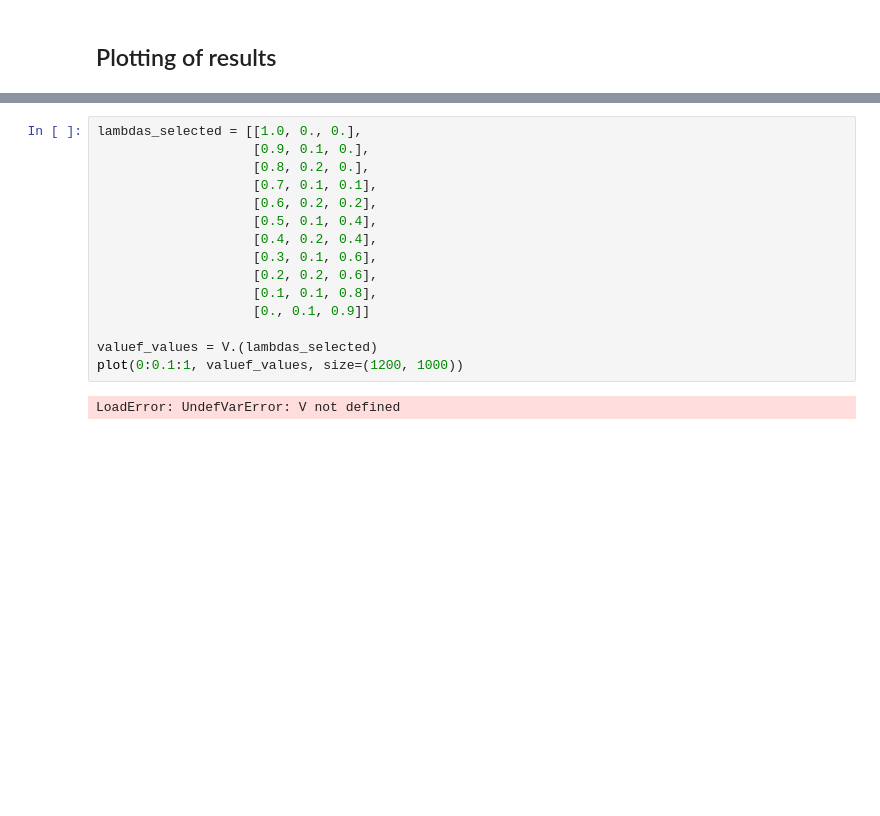
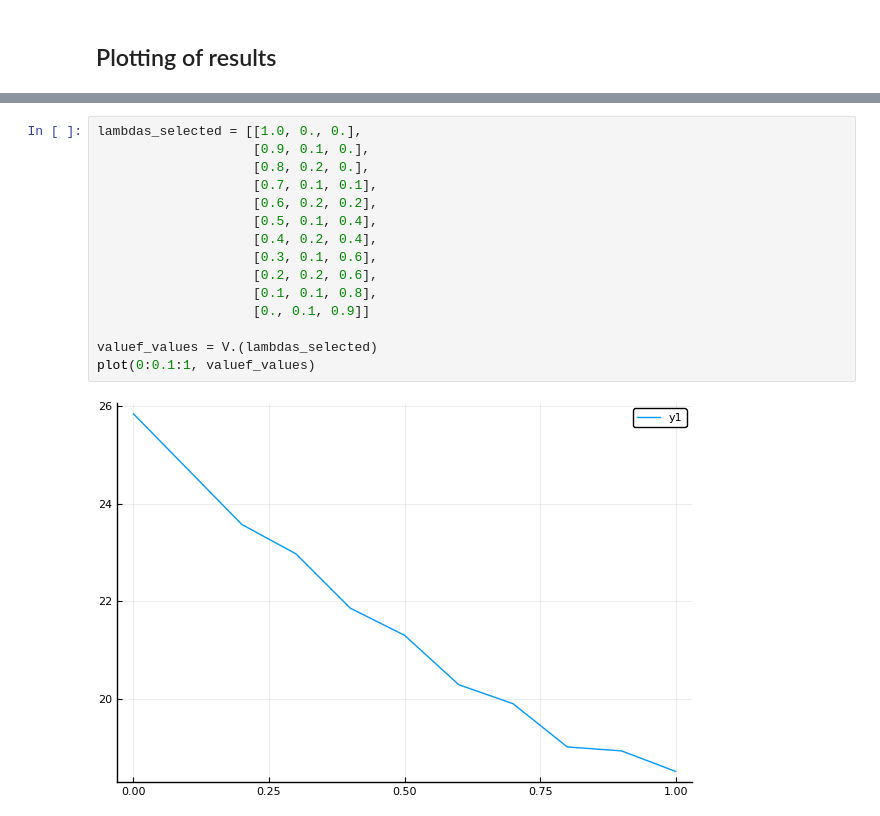
Before and after one commit to cdagnino/LearningModels, a Jupyter notebook: Notebooks/aguirregabiria_julia.ipynb, the cells around one changed output, grey strips where cells are left out. Drawn from its saved outputs; the diff is of its cells as text; blank space fills up the shorter version.

```diff
--- a/Notebooks/aguirregabiria_julia.ipynb
+++ b/Notebooks/aguirregabiria_julia.ipynb
@@ -294,20 +335,20 @@ LoadError: UndefVarError: V not defined
 # %%
 lambdas_selected = [[1.0, 0., 0.],
                     [0.9, 0.1, 0.],
                     [0.8, 0.2, 0.],
                     [0.7, 0.1, 0.1],
                     [0.6, 0.2, 0.2],
                     [0.5, 0.1, 0.4],
                     [0.4, 0.2, 0.4],
                     [0.3, 0.1, 0.6],
                     [0.2, 0.2, 0.6],
                     [0.1, 0.1, 0.8],
                     [0., 0.1, 0.9]]
 
 valuef_values = V.(lambdas_selected)
-plot(0:0.1:1, valuef_values, size=(1200, 1000))
+plot(0:0.1:1, valuef_values)
 # %% [output]
-LoadError: UndefVarError: V not defined
+[figure, added]
 # %%
 # -- original code --
 #
```
Also changed, not shown: parts of 9 cells of this notebook, 1 other file.
